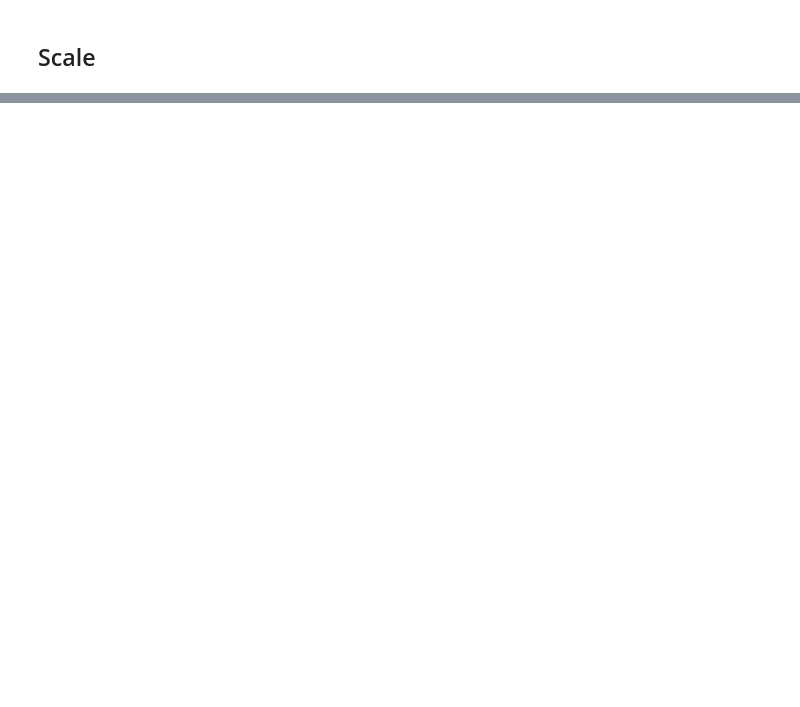
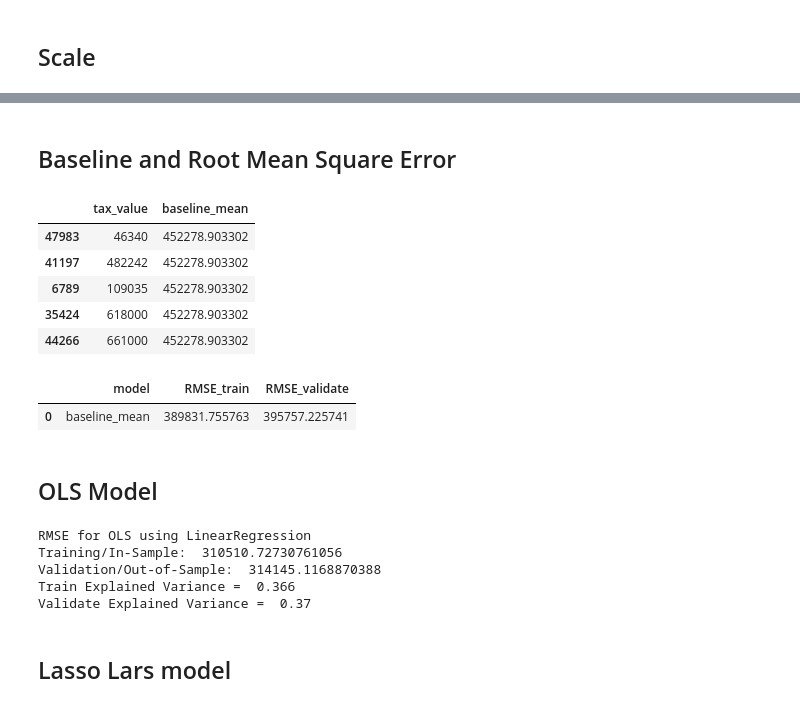
Before and after one commit to DanielFordHUB/zillow_regression_project, a Jupyter notebook: workbook.ipynb, the cells around one changed output, grey strips where cells are left out. Drawn from its saved outputs; the diff is of its cells as text; code cells hidden in the pictures; blank space fills up the shorter version.

```diff
--- a/workbook.ipynb
+++ b/workbook.ipynb
@@ -186,0 +378,72 @@ def train_test_validate_split(df, test_size=.2, validate_size=.3, random_state=9
+# %% [markdown]
+## Baseline and Root Mean Square Error
+# %%
+#Adding mean baseline value to y_train:
+y_train['baseline_mean'] = train_scaled['tax_value'].mean()
+#Adding mean baseline value to y_validate:
+y_validate['baseline_mean'] = train_scaled['tax_value'].mean()
+# %%
+y_train.head()
+# %% [output]
+|  | tax_value | baseline_mean |
+| 47983 | 46340 | 452278.903302 |
+| 41197 | 482242 | 452278.903302 |
+| 6789 | 109035 | 452278.903302 |
+| 35424 | 618000 | 452278.903302 |
+| 44266 | 661000 | 452278.903302 |
+# %%
+# Creating an empty list for baseline results:
+results = []
+
+# Creating a dictionary of baseline mean values:
+baseline_mean = {
+    'model':'baseline_mean',
+    'RMSE_train': mean_squared_error(y_train['tax_value'], y_train['baseline_mean']) ** 0.5,
+    'RMSE_validate': mean_squared_error(y_validate['tax_value'], y_validate['baseline_mean'])** 0.5
+}
+#Appending baseline mean to results list:
+results.append(baseline_mean)
+
+#Creating a DataFrame from the list of result dictionaries:
+results = pd.DataFrame(results)
+results
+# %% [output]
+|  | model | RMSE_train | RMSE_validate |
+| 0 | baseline_mean | 389831.755763 | 395757.225741 |
+# %% [markdown]
+## OLS Model
+# %%
+# Create model
+lm = LinearRegression(normalize=True,)
+
+# fit the model to our training data. We must specify the column in y_train,
+# since we have converted it to a dataframe from a series!
+lm.fit(X_train, y_train)
+
+# predict train
+y_train['lm_tax_value_pred'] = lm.predict(X_train)
+
+# evaluate: rmse
+rmse_train = mean_squared_error(y_train.tax_value, y_train.lm_tax_value_pred)**(1/2)
+
+# predict validate
+y_validate['lm_tax_value_pred'] = lm.predict(X_validate)
+
+# evaluate: rmse
+rmse_validate = mean_squared_error(y_validate.tax_value, y_validate.lm_tax_value_pred)**(1/2)
+
+print("RMSE for OLS using LinearRegression\nTraining/In-Sample: ", rmse_train,
+      "\nValidation/Out-of-Sample: ", rmse_validate)
+
+evs = explained_variance_score(y_train.tax_value, y_train.lm_tax_value_pred)
+print('Train Explained Variance = ', round(evs,3))
+evs = explained_variance_score(y_validate.tax_value, y_validate.lm_tax_value_pred)
+print('Validate Explained Variance = ', round(evs,3))
+# %% [output]
+RMSE for OLS using LinearRegression
+Training/In-Sample:  310510.72730761056
+Validation/Out-of-Sample:  314145.1168870388
+Train Explained Variance =  0.366
+Validate Explained Variance =  0.37
+# %% [markdown]
+## Lasso Lars model
```
Also changed, not shown: parts of 32 cells of this notebook, 4 other files.
